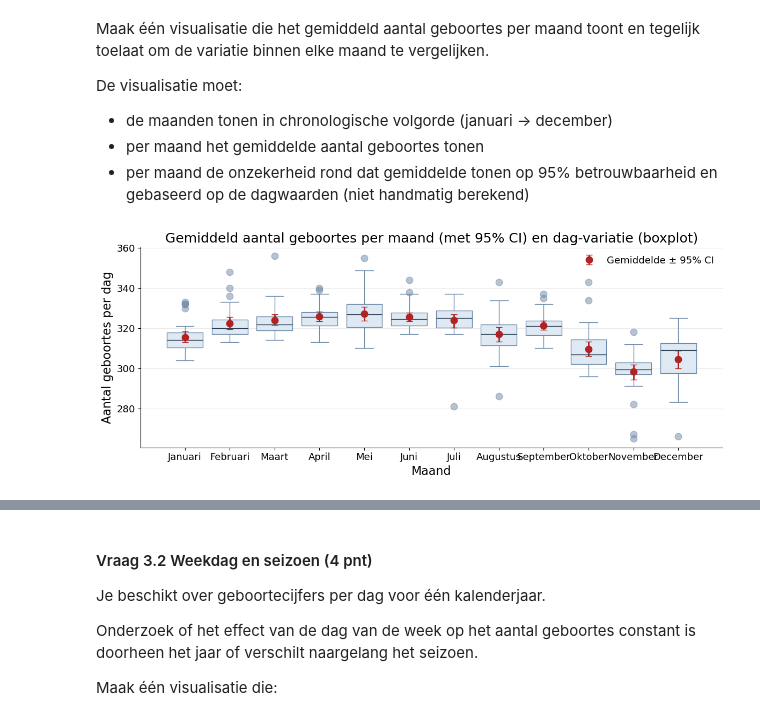
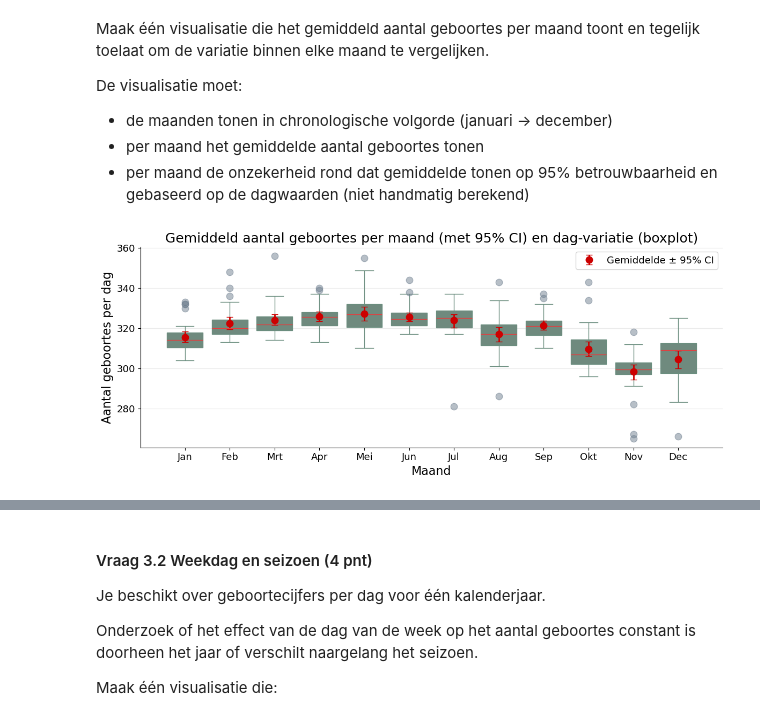
Before and after one commit to karenlauwers/syntra_ds_examen, a Jupyter notebook: notebooks/opgave.ipynb, the cells around one changed output, grey strips where cells are left out. Cells and saved outputs as stored; diff of their text form; code cells hidden in the pictures.

```diff
--- a/notebooks/opgave.ipynb
+++ b/notebooks/opgave.ipynb
@@ -643,6 +643,7 @@ Total rows in df_births 116850
 # %%
+df_clean = df_births_clean.copy()
 daily_clean = (
-    df_births_clean
+    df_clean
     .groupby("dag_van_jaar", as_index=False)
     .size()
     .rename(columns={"size": "geboortes"})
@@ -691,17 +692,17 @@ start = pd.Timestamp(f"2019-01-01")
 assert daily_clean["dag_van_jaar"].between(1, 365).all(), "dag_van_jaar buiten [1..365]"
 assert daily_clean["dag_van_jaar"].is_unique, "dag_van_jaar bevat duplicaten"
 
-# 2) Voeg datum (geboortedatum) toe aan daily_clean
-daily_clean_df = daily_clean.assign(
+# 2) Voeg datum (geboortedatum) toe aan daily_clean, en noem dat "dately"
+dately = daily_clean.assign(
     geboortedatum = start + pd.to_timedelta(daily_clean["dag_van_jaar"] - 1, unit="D")
 )
 
 # Kolomvolgorde als in oplossing
-daily_clean_df = daily_clean_df[["geboortedatum", "dag_van_jaar", "geboortes"]]
+dately = dately[["geboortedatum", "dag_van_jaar", "geboortes"]]
 
 # Filter enkel tweede helft van het jaar (sem2)
 start = pd.Timestamp("2019-07-01")
-sem2 = daily_clean_df[daily_clean_df[COL_GEBOORTEDATUM] >= start]
+sem2 = dately[dately[COL_GEBOORTEDATUM] >= start]
 
 # 8 laagste dagtotalen, + nette kolommen met assign
 extreme8 = sem2.nsmallest(8, "geboortes").sort_values("geboortedatum", ascending = True) #de 8 kleinste, in oplossing zijn het de kleinste uitschieters
@@ -787,25 +787,15 @@ De visualisatie moet:
 - per maand het gemiddelde aantal geboortes tonen
 - per maand de onzekerheid rond dat gemiddelde tonen op 95% betrouwbaarheid en gebaseerd op de dagwaarden (niet handmatig berekend)
 # %%
-# -----------------------------
-# 1) Dagtotalen bouwen uit de ruwe rijen
-# -----------------------------
-df = df_births_clean.copy()
-df[COL_GEBOORTEDATUM] = pd.to_datetime(df[COL_GEBOORTEDATUM], errors="raise")
+# Voeg kolom met nr, naam en korte naam van de maand toe in monthly; begin met copy, start van dately en niet van dately_wd, weekday heb je niet nodig
+monthly= dately.copy()
 
-# Dagelijks aantal geboortes
-daily = (df.groupby(df[COL_GEBOORTEDATUM].dt.date, as_index=False)
-           .size()
-           .rename(columns={"date": COL_GEBOORTEDATUM, "size": "geboortes"}))
+monthly["maand_nr"]  = monthly[COL_GEBOORTEDATUM].dt.month
 
-# Voeg maand-helpers toe
-daily[COL_GEBOORTEDATUM] = pd.to_datetime(daily[COL_GEBOORTEDATUM])
-daily["month_num"]  = daily[COL_GEBOORTEDATUM].dt.month
-daily["month_name"] = daily[COL_GEBOORTEDATUM].dt.month_name(locale="nl_BE") if hasattr(daily[COL_GEBOORTEDATUM].dt, "month_name") else \
-                      daily[COL_GEBOORTEDATUM].dt.month.map({1:"Januari",2:"Februari",3:"Maart",4:"April",5:"Mei",6:"Juni",
-                                                    7:"Juli",8:"Augustus",9:"September",10:"Oktober",11:"November",12:"December"})
+monthly["maand"] = monthly[COL_GEBOORTEDATUM].dt.month_name(locale="nl_BE") if hasattr(monthly[COL_GEBOORTEDATUM].dt, "month_name") else monthly[COL_GEBOORTEDATUM].dt.month.map({1:"Januari",2:"Februari",3:"Maart",4:"April",5:"Mei",6:"Juni",7:"Juli",8:"Augustus",9:"September",10:"Oktober",11:"November",12:"December"})
 
-# -----------------------------
+monthly["maand_kort"] = monthly["maand"].map({"Januari": "Jan","Februari": "Feb","Maart": "Mrt","April": "Apr","Mei": "Mei","Juni": "Jun","Juli": "Jul","Augustus":"Aug","September": "Sep","Oktober": "Okt","November": "Nov","December": "Dec"})
+
 # 2) Bootstrap 95% CI per maand (op basis van DAGWAARDEN)
 #    - Niet handmatig, volledig uit data berekend
 # -----------------------------
@@ -818,18 +808,18 @@ def bootstrap_mean_ci(x, n_boot=5000, ci=0.95, random_state=42):
     return x.mean(), lower, upper
 
 ci_rows = []
-for m, grp in daily.groupby("month_num"):
+for m, grp in monthly.groupby("maand_nr"):
     mu, lo, hi = bootstrap_mean_ci(grp["geboortes"].values, n_boot=5000, ci=0.95, random_state=2024+m)
     ci_rows.append({
-        "month_num": m,
-        "month_name": grp["month_name"].iloc[0],
+        "maand_nr": m,
+        "maand_kort": grp["maand_kort"].iloc[0],
         "mean": mu,
         "ci_low": lo,
         "ci_high": hi
     })
 
 ci_df = (pd.DataFrame(ci_rows)
-           .sort_values("month_num")
+           .sort_values("maand_nr")
            .reset_index(drop=True))
 
 # -----------------------------
@@ -838,44 +828,46 @@ ci_df = (pd.DataFrame(ci_rows)
 #    - Overlay: punt = maandgemiddelde + errorbar = 95% CI
 #    - Maanden in chronologische volgorde
 # -----------------------------
-order_names = ci_df["month_name"].tolist()  # Jan -> Dec
+from syntradsexamen.styling import SAGE, SLATE, MEAN_COLOR
+
+order_names = ci_df["maand_kort"].tolist()  # Jan -> Dec
 
 fig, ax = plt.subplots(figsize=(12, 5))
 
 # Boxplots per maand (dagelijks aantal geboortes)
 sns.boxplot(
-    data=daily,
-    x="month_name",
+    data=monthly,
+    x="maand_kort",
     y="geboortes",
     order=order_names,
     ax=ax,
-    color="#dbe9f6",
-    boxprops=dict(edgecolor="#6c89a7"),
-    medianprops=dict(color="#2c3e50"),
-    whiskerprops=dict(color="#6c89a7"),
-    capprops=dict(color="#6c89a7"),
-    flierprops=dict(markerfacecolor="#6c89a7", markeredgecolor="#6c89a7", alpha=0.5)
+    color=SAGE,
+    boxprops=dict(edgecolor=SAGE), # lijn rond de box
+    medianprops=dict(color=MEDIAN_COLOR),
+    whiskerprops=dict(color=SAGE), #lijn van de whisker
+    capprops=dict(color=SAGE),  # horizontale lijnen op het einde van de whisker
+    flierprops=dict(markerfacecolor=SLATE, markeredgecolor=SLATE, alpha=0.5)
 )
 
 # Overlay: mean + 95% CI (errorbars)
 xpos = np.arange(len(ci_df))
 ax.errorbar(
     xpos, ci_df["mean"],
     yerr=[ci_df["mean"] - ci_df["ci_low"], ci_df["ci_high"] - ci_df["mean"]],
-    fmt="o", color="#b22222", ecolor="#b22222", elinewidth=2, capsize=4, label="Gemiddelde ± 95% CI"
+    fmt="o", color=MEAN_COLOR, ecolor=MEAN_COLOR, elinewidth=2, capsize=4, label="Gemiddelde ± 95% CI"
 )
 
 # X-as omzetten naar de maandlabels op dezelfde posities
 ax.set_xticks(xpos, order_names, rotation=0)
 
 ax.set_title("Gemiddeld aantal geboortes per maand (met 95% CI) en dag-variatie (boxplot)")
 ax.set_xlabel("Maand")
 ax.set_ylabel("Aantal geboortes per dag")
 ax.grid(axis="y", alpha=0.25)
-ax.legend()
+ax.legend(frameon = True)
 
 plt.tight_layout()
 plt.show()
 # %% [output]
-[figure, old version]
+[figure, new version]
 # %%
```
Also changed, not shown: parts of 24 cells of this notebook.
